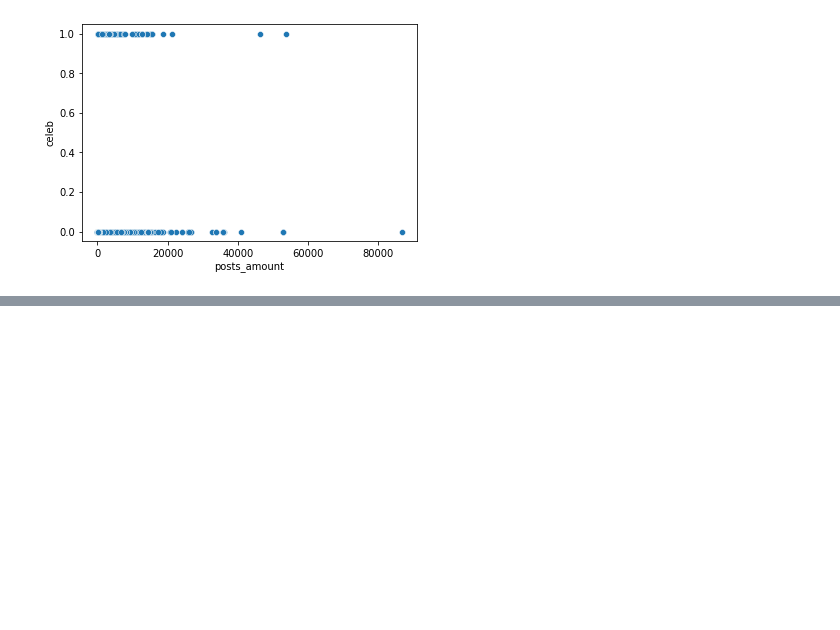
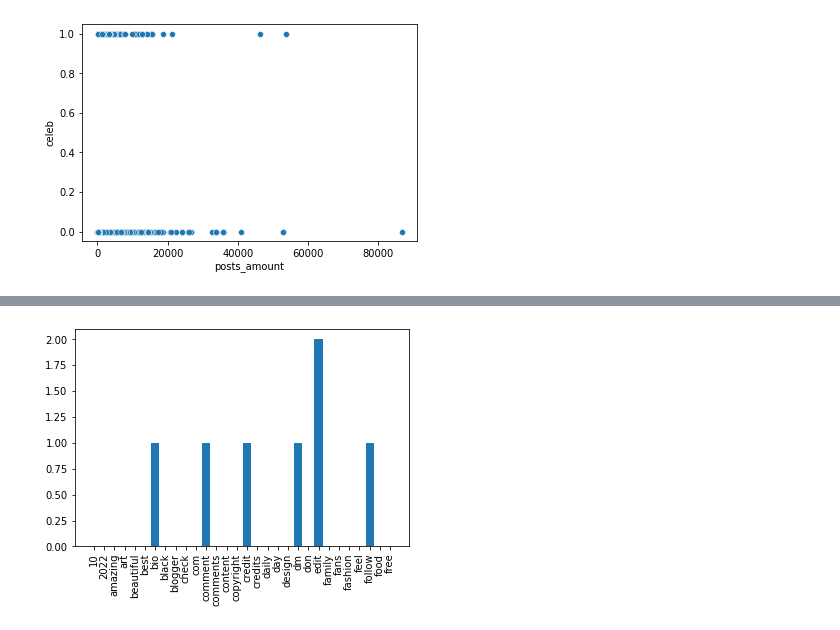
Before and after one commit to OrenPin/Instagram-Prediction---Data-Analysis, a Jupyter notebook: PostAnalysis.ipynb, the cells around one changed output, grey strips where cells are left out. Cells and saved outputs as stored; diff of their text form; code cells hidden in the pictures; blank space fills up the shorter version.

```diff
--- a/PostAnalysis.ipynb
+++ b/PostAnalysis.ipynb
@@ -275,0 +446,8 @@ Now we will do some text exploration
+# %%
+# content
+topK=30
+plt.bar(list(freqDistcontent.keys())[:topK], list(freqDistcontent.values())[:topK])
+plt.xticks(list(freqDistcontent.keys())[:topK], rotation='vertical')
+plt.show()
+# %% [output]
+[figure, added]
```
Also changed, not shown: parts of 35 cells of this notebook.
